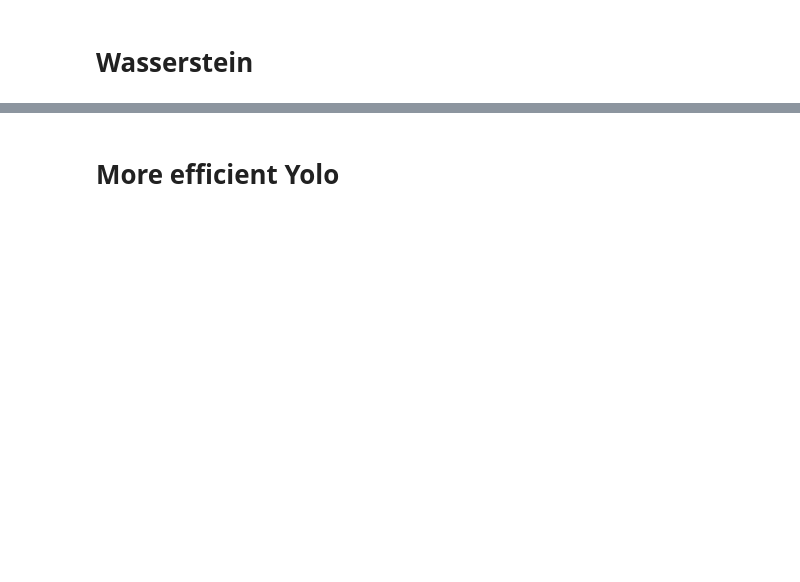
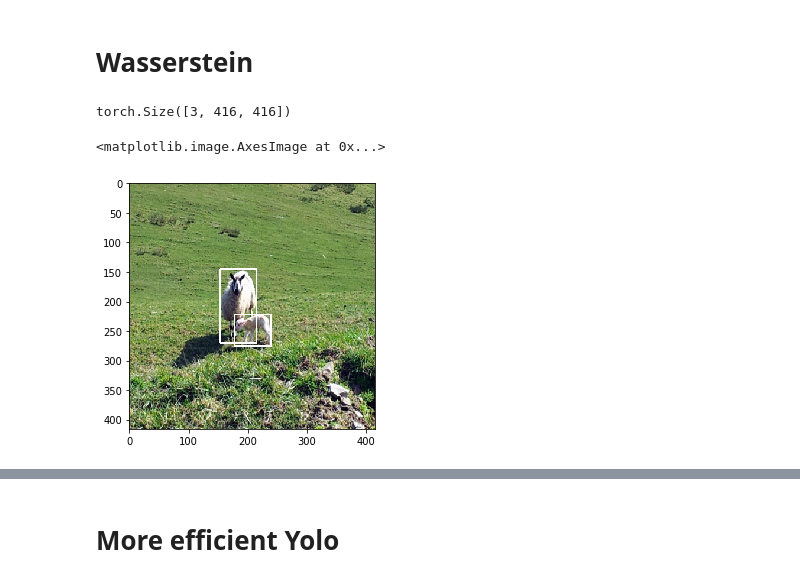
Before and after one commit to kostas1515/yolo_on_coco, a Jupyter notebook: coco.ipynb, the cells around one changed output, grey strips where cells are left out. Saved outputs shown, nothing was run; the diff lists cells and outputs as text; code cells hidden in the pictures; blank space fills up the shorter version.

```diff
--- a/coco.ipynb
+++ b/coco.ipynb
@@ -386,0 +412,4 @@ KeyboardInterrupt:
+# %%
+iou_list=get_iou_list(true_pred, targets,hyperparameters,inp_dim)
+
+print(iou_list[0].max(axis=1))
@@ -427,0 +542,21 @@ print(len(tt))
+# %%
+from skimage import io
+k=2
+
+
+boxes=targets[k]['boxes'].numpy()
+
+img=images[k].cpu()
+print(img.shape)
+mean=torch.tensor([[[0.485, 0.456, 0.406]]]).T
+std=torch.tensor([[[0.229, 0.224, 0.225]]]).T
+img = (img*std+mean)
+img=img*255
+img=img.transpose(0,1)
+img=img.transpose(1,2)
+img=np.array(img.numpy(),dtype=np.uint8)
+io.imshow(draw_rect(img,boxes))
+# %% [output]
+torch.Size([3, 416, 416])
+<matplotlib.image.AxesImage at 0x...>
+[figure, added]
```
Also changed, not shown: parts of 21 cells of this notebook, 6 other files.
